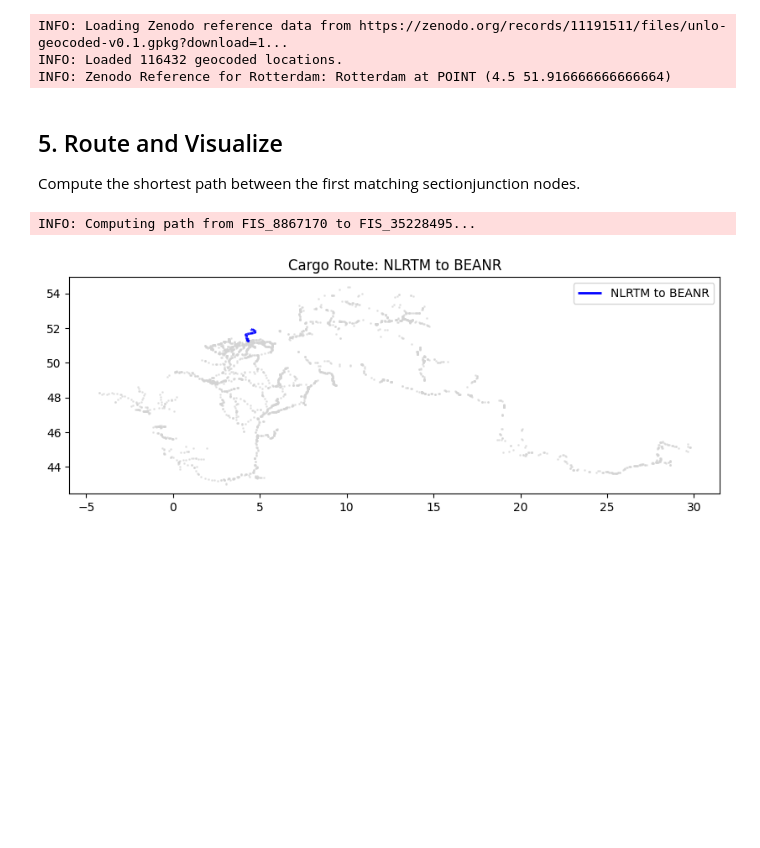
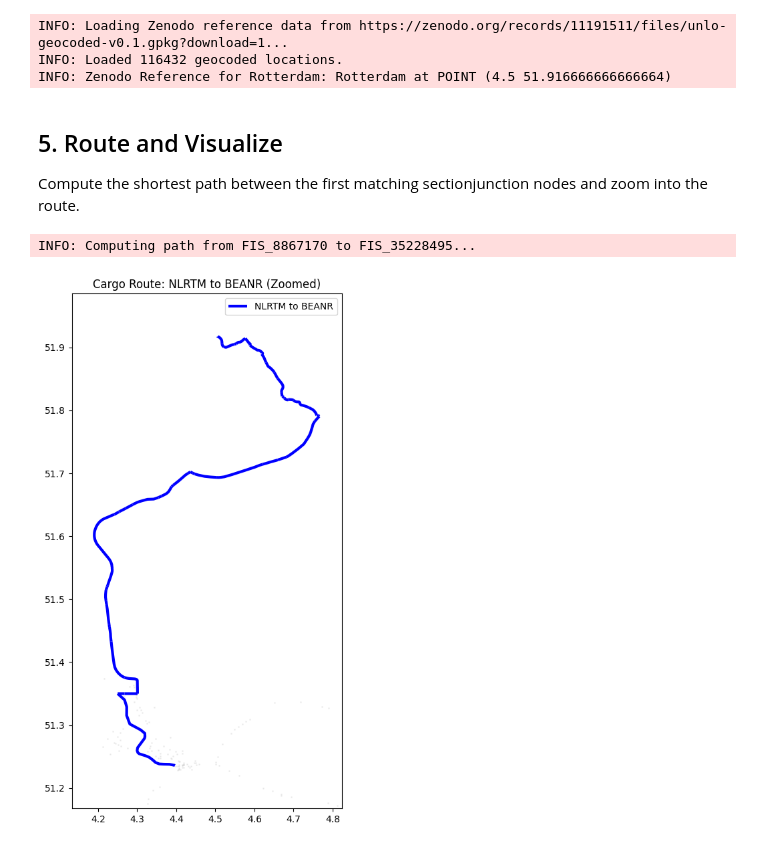
Before and after one commit to RWS-NL/fis-crawler, a Jupyter notebook: notebooks/ivs_analysis.ipynb, the cells around one changed output. Saved outputs shown, nothing was run; the diff lists cells and outputs as text; code cells hidden in the pictures; blank space fills up the shorter version.

Commit message:
docs: zoom map to route in IVS analysis notebook

```diff
--- a/notebooks/ivs_analysis.ipynb
+++ b/notebooks/ivs_analysis.ipynb
@@ -137,40 +137,48 @@ INFO: Loaded 116432 geocoded locations.
 INFO: Zenodo Reference for Rotterdam: Rotterdam at POINT (4.5 51.916666666666664)
 # %% [markdown]
 ## 5. Route and Visualize
-Compute the shortest path between the first matching sectionjunction nodes.
+Compute the shortest path between the first matching sectionjunction nodes and zoom into the route.
 # %%
 # Pick first matching node
 start_node_id = origin_nodes.index[0]
 end_node_id = dest_nodes.index[0]
 
 logger.info(f"Computing path from {start_node_id} to {end_node_id}...")
 route = nx.shortest_path(graph, start_node_id, end_node_id, weight="length_m")
 
 # Extract geometries for visualization
 geoms = []
 for u, v in itertools.pairwise(route):
     edge_data = graph.edges[u, v]
     geom = edge_data.get("geometry")
     if isinstance(geom, str):
         geom = shapely.wkt.loads(geom)
     if geom:
         geoms.append(geom)
 
-route_gdf = gpd.GeoDataFrame(geometry=geoms)
+route_gdf = gpd.GeoDataFrame(geometry=geoms, crs="EPSG:4326")
 assert not route_gdf.empty, "No geometries found for the computed route"
 
 # Simple plot
-fig, ax = plt.subplots(figsize=(10, 8))
-nodes_gdf.plot(ax=ax, color="lightgrey", markersize=1, alpha=0.5)
+fig, ax = plt.subplots(figsize=(12, 10))
+nodes_gdf.plot(ax=ax, color="lightgrey", markersize=1, alpha=0.3)
 route_gdf.plot(
     ax=ax,
     color="blue",
-    linewidth=2,
+    linewidth=3,
     label=f"{origin_locode} to {dest_locode}",
 )
-ax.set_title(f"Cargo Route: {origin_locode} to {dest_locode}")
+
+# Zoom into the route with a 10% buffer
+minx, miny, maxx, maxy = route_gdf.total_bounds
+dx = maxx - minx
+dy = maxy - miny
+ax.set_xlim(minx - 0.1 * dx, maxx + 0.1 * dx)
+ax.set_ylim(miny - 0.1 * dy, maxy + 0.1 * dy)
+
+ax.set_title(f"Cargo Route: {origin_locode} to {dest_locode} (Zoomed)")
 plt.legend()
 plt.show()
 # %% [output]
 INFO: Computing path from FIS_8867170 to FIS_35228495...
-[figure, old version]
+[figure, new version]
```
